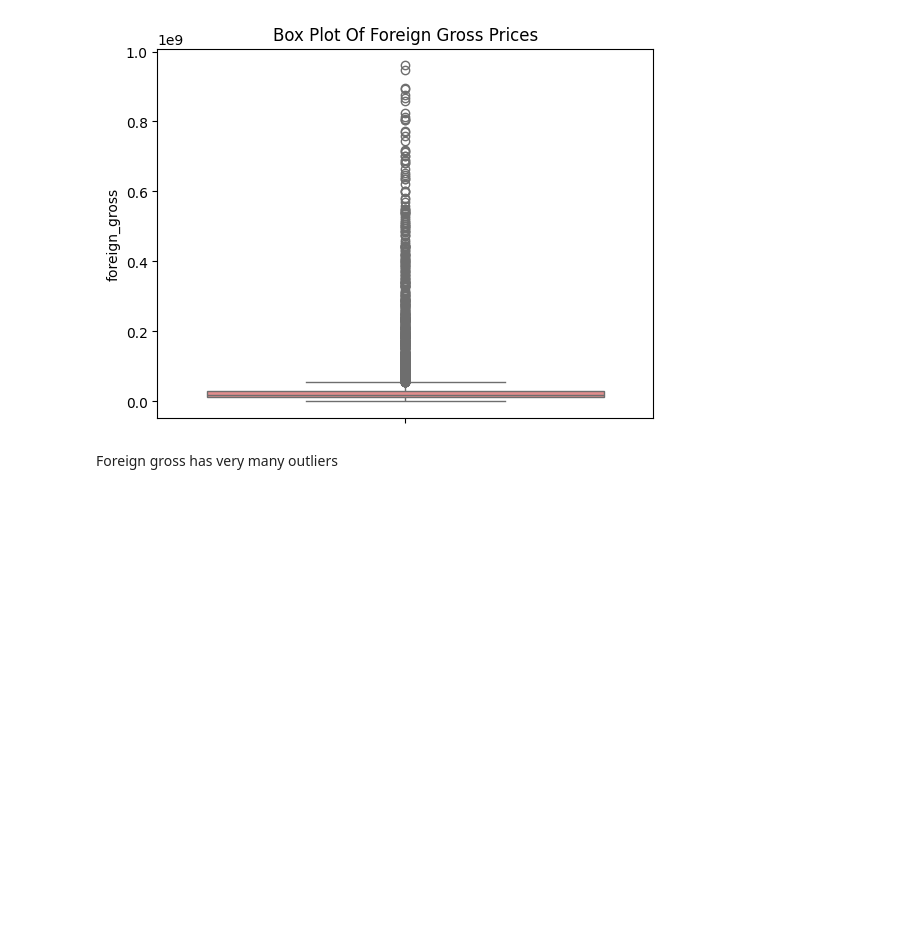
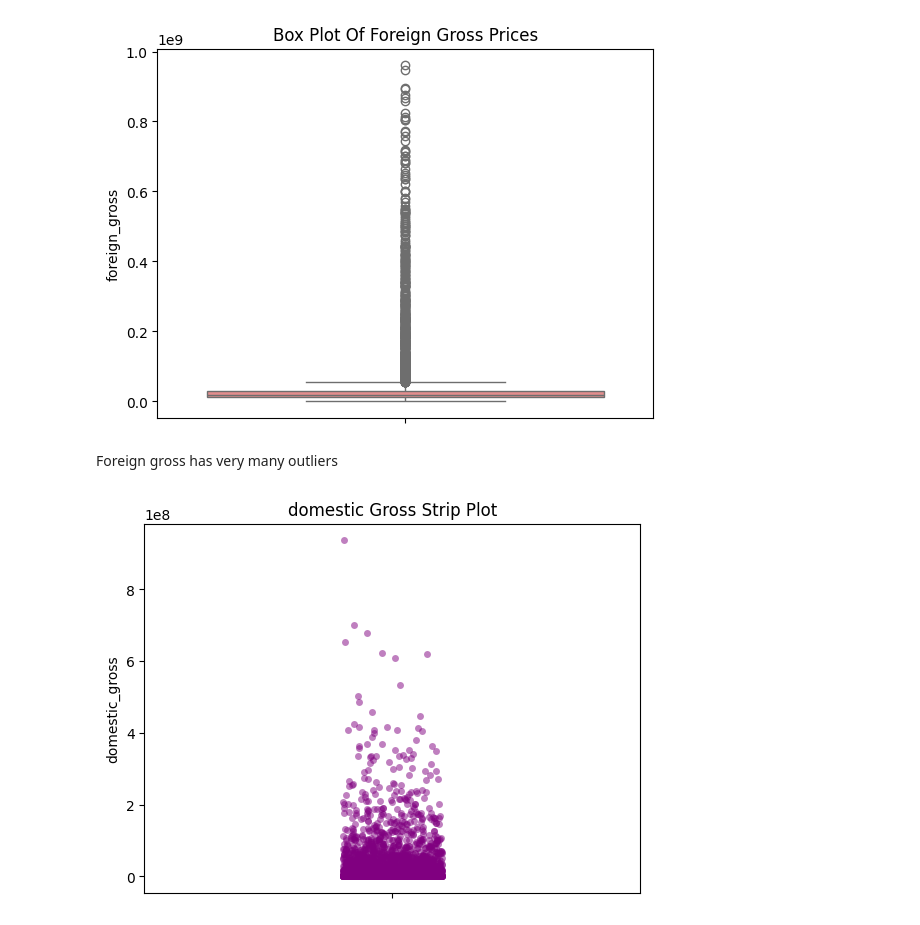
Before and after one commit to Ella244-18/phase-1-project, a Jupyter notebook: student.ipynb, the cells around one changed output. Saved outputs shown, nothing was run; the diff lists cells and outputs as text; code cells hidden in the pictures; blank space fills up the shorter version.

```diff
--- a/student.ipynb
+++ b/student.ipynb
@@ -811,3 +813,10 @@ plt.show()
 [figure]
 # %% [markdown]
 Foreign gross has very many outliers
+# %%
+# Strip plot
+sns.stripplot(data=combined_df['domestic_gross'], color='purple', alpha=0.5)
+plt.title('domestic Gross Strip Plot')
+plt.show()
+# %% [output]
+[figure, added]
```
Also changed, not shown: parts of 20 cells of this notebook.
